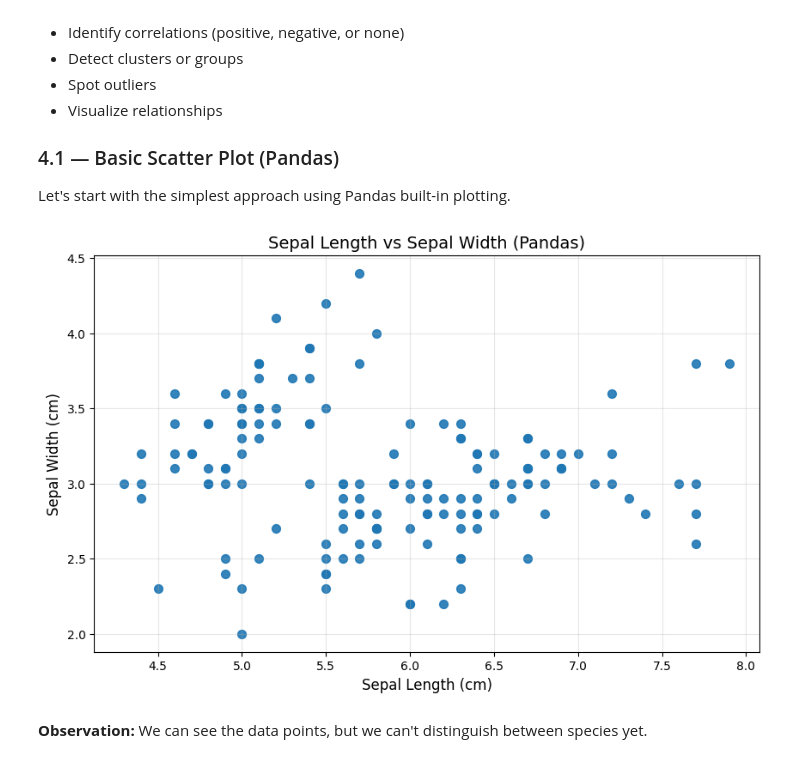
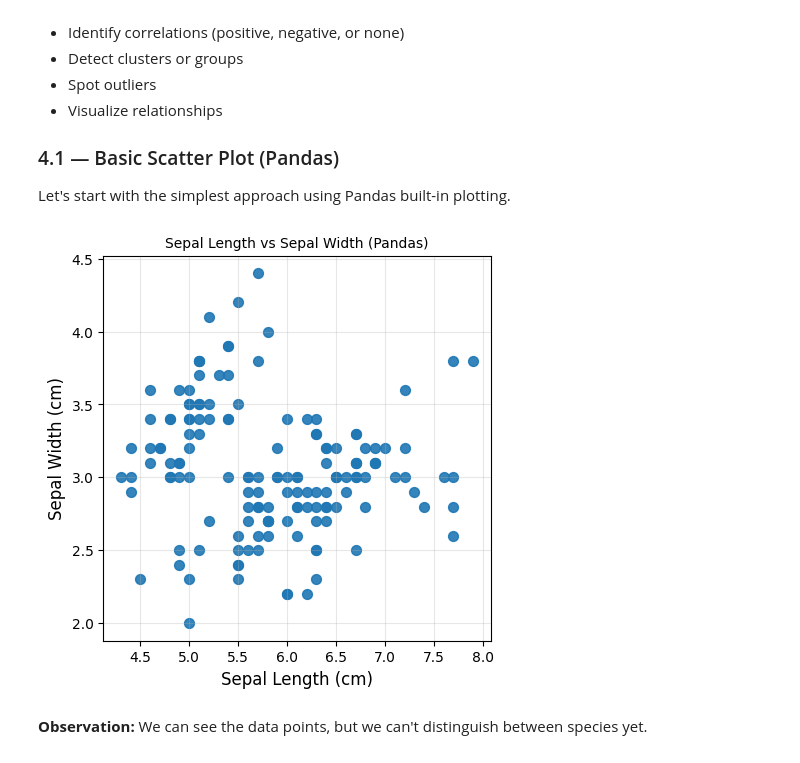
Before and after one commit to VeenaKodimala/Certificate-Program-in-AIML-IIT-Patna, a Jupyter notebook: Matplotlib/Matplotlip - Story telling via plotting.ipynb, the cells around one changed output. Drawn from its saved outputs; the diff is of its cells as text; code cells hidden in the pictures.

```diff
--- a/Matplotlib/Matplotlip - Story telling via plotting.ipynb
+++ b/Matplotlib/Matplotlip - Story telling via plotting.ipynb
@@ -479,16 +482,19 @@ A **scatter plot** displays the relationship between two numerical variables. Ea
 Let's start with the simplest approach using Pandas built-in plotting.
 # %%
 # Simple scatter plot using Pandas
+#Here we are plotting the plot using pandas, but internally the pandas will use matplotlib to plot the graph. So basically,
+#pandas will set up the figure and matplotlib eill render the graph.
 iris.plot(kind='scatter', x='sepal_length', y='sepal_width',
-          figsize=(10, 6), alpha=0.9
+          figsize=(5, 5), alpha=0.9
           , s=50)
-plt.title('Sepal Length vs Sepal Width (Pandas)', fontsize=14)
+#Font size is only for the title.
+plt.title('Sepal Length vs Sepal Width (Pandas)', fontsize=10)
 plt.xlabel('Sepal Length (cm)', fontsize=12)
 plt.ylabel('Sepal Width (cm)', fontsize=12)
 plt.grid(True, alpha=0.3)
 plt.show()
 # %% [output]
-[figure, old version]
+[figure, new version]
 # %% [markdown]
 **Observation:** We can see the data points, but we can't distinguish between species yet.
 # %% [markdown]
```
Also changed, not shown: parts of 18 cells of this notebook.
